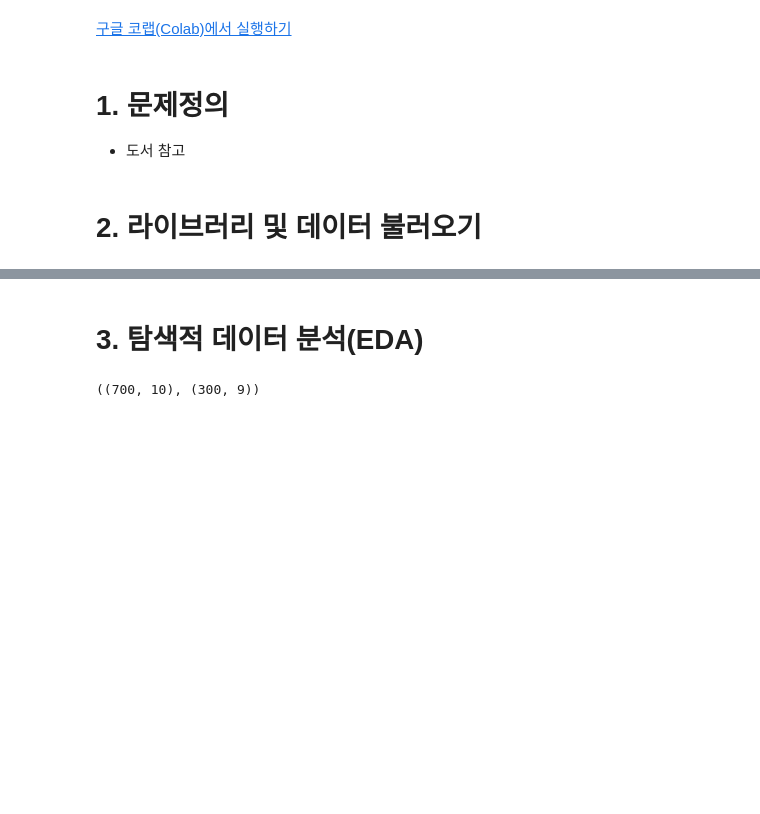
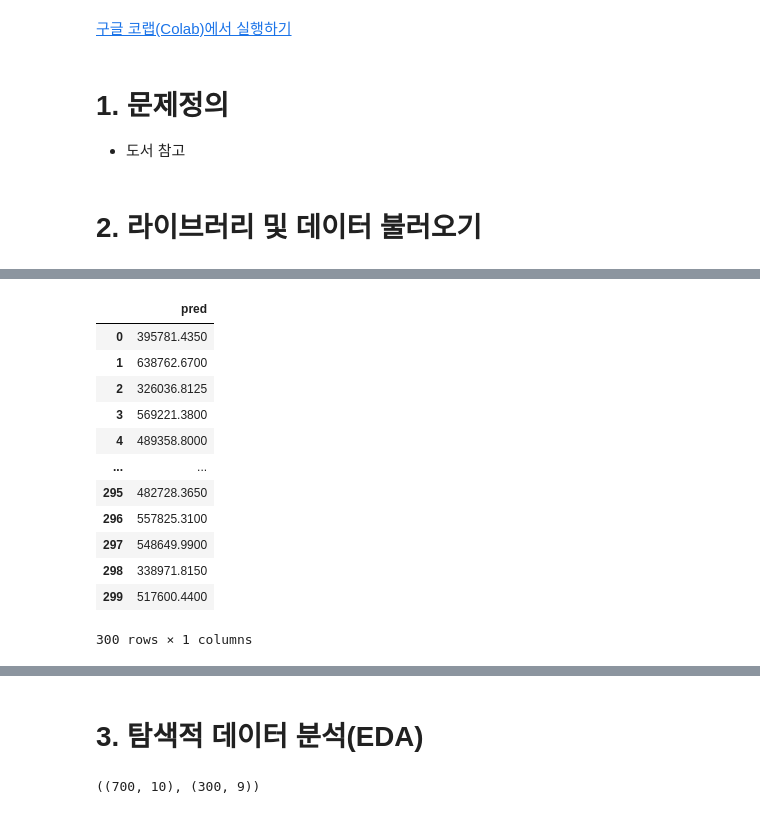
Before and after one commit to ecuirty-kr/1_DataAnalysis, a Jupyter notebook: p7_type2.ipynb, the cells around one changed output, grey strips where cells are left out. Saved outputs shown, nothing was run; the diff lists cells and outputs as text; code cells hidden in the pictures; blank space fills up the shorter version.

```diff
--- a/p7_type2.ipynb
+++ b/p7_type2.ipynb
@@ -11,0 +12,67 @@
+# %%
+### 문제 조건 : W-mart 매장의 판매 데이터를 기반으로 판매액을 예측하시오
+### 제공 데이터 : mart_train.csv 훈련 데이터 / mart_test.csv 평가용 데이터
+### 예측 컬럼 : tatal(총 판매액) pred 1개 컬럼 포함
+### 제출 파일명 : result.csv
+### 평가 지표 : RMSE (Root mean Square Error)
+
+# 1. 라이브러리 및 데이터 ** 판매액 예측이므로 회귀 모델 사용
+import pandas as pd
+train = pd.read_csv("https://raw.githubusercontent.com/lovedlim/bigdata_analyst_cert/main/part4/ch7/mart_train.csv")
+test = pd.read_csv("https://raw.githubusercontent.com/lovedlim/bigdata_analyst_cert/main/part4/ch7/mart_test.csv")
+# 데이터 확인
+# print(train.head(5), "\n", test.head(5))
+
+# 2. 탐색적 데이터 분석 (크기 / 자료형 / 결측 / 카테고리명(nunique()) / 기초통계량 )
+# print(train.shape, test.shape)  ## (700, 10) (300, 9)
+# print(train.info(), test.info()) ## float 1 / object 7 (train : float 1 'total') - 복합데이터
+# print(train.isnull().sum(), test.isnull().sum()) # 결측치 없음
+# print(train.nunique(), test.nunique()) ## ???? -> train과 test 데이터의 unique 개수가 동일한지 확인 : 동일함
+# print(train['total'].describe())  ## 뭐야 값이 왜 지수형태임
+
+# 3. 데이터 전처리 (인코딩 필요)
+# target 부터 빼오기
+target = train.pop('total')
+# 일단 원-핫 인코딩
+train = pd.get_dummies(train)
+test = pd.get_dummies(test)
+print(train.shape, test.shape) ## 데이터 크기 확인 : (700, 30) (300, 30)
+
+# 4. 검증 데이터 분리
+from sklearn.model_selection import train_test_split
+X_train, X_val, y_train, y_val = train_test_split(train, target, test_size=0.2, random_state=0)
+
+# 5. 머신러닝 학습 및 평가(RMSE)
+from sklearn.ensemble import RandomForestRegressor
+rf = RandomForestRegressor(random_state=0)
+rf.fit(X_train, y_train)
+pred = rf.predict(X_val)
+# 평가 : RMSE
+from sklearn.metrics import root_mean_squared_error
+rmse = root_mean_squared_error(y_val, pred)
+print("RF RMSE : ", rmse) # 결과 : RF RMSE :  385935.56337360526 (? 이게 맞나)
+
+# 5-1. LightGBM
+import lightgbm as lgb
+lg = lgb.LGBMRegressor(random_state=0, verbose=-1)
+lg.fit(X_train, y_train)
+pred = lg.predict(X_val)
+# 평가
+lg_rmse = root_mean_squared_error(y_val, pred)
+print("LG rmse : ", lg_rmse) # 결과 : LG rmse :  404369.88780394377
+## 회귀 모델(작은 값이 우수) : rf < lg 이므로 랜덤 포레스트로 test 데이터 예측
+
+# 6. 예측 및 결과 파일 생성
+pred = rf.predict(test)
+result = pd.DataFrame({'pred':pred})
+result.to_csv("result.csv", index=False)
+
+## 검증
+print(pred.shape) # 처음 test 크기와 동일한지 확인
+file = pd.read_csv("result.csv") # 결과 : (300,) 확인 완료
+file ## 확인
+#### 아래 코드 참고 : 모범 답안에서 성능을 개선하는 방법 제시함
+###  1. 인코딩   : 원-핫 인코딩 -> 레이블 인코딩
+###  2. 회귀모델 : 랜덤 포레스트 -> 선형 회귀
+#### 실제 시험에서도 각 모델 및 인코딩 적용하여 성능 개선 한 번 해보길 요망.
+# %% [output]
@@ -11,0 +83,13 @@
+|  | pred |
+| 0 | 395781.4350 |
+| 1 | 638762.6700 |
+| 2 | 326036.8125 |
+| 3 | 569221.3800 |
+| 4 | 489358.8000 |
+| ... | ... |
+| 295 | 482728.3650 |
+| 296 | 557825.3100 |
+| 297 | 548649.9900 |
+| 298 | 338971.8150 |
+| 299 | 517600.4400 |
+300 rows × 1 columns
```
Also changed, not shown: parts of 4 cells of this notebook.
